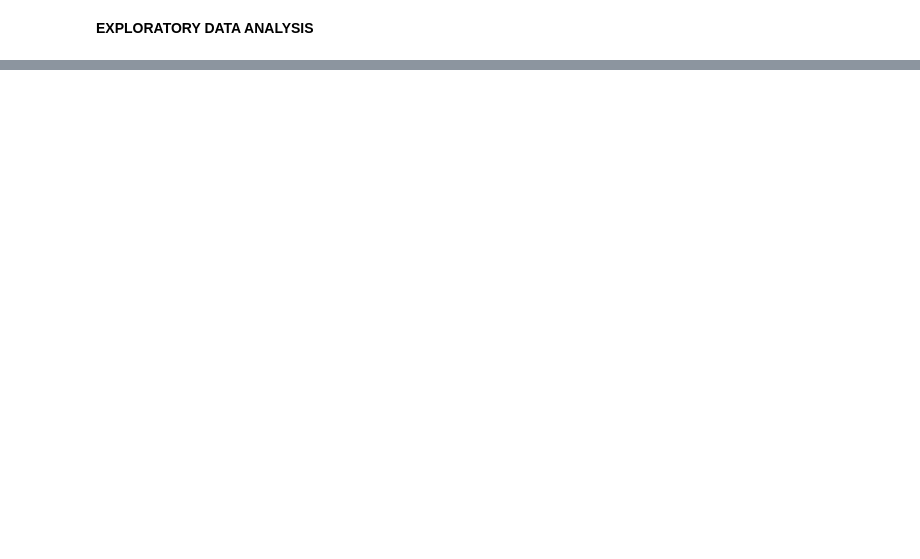
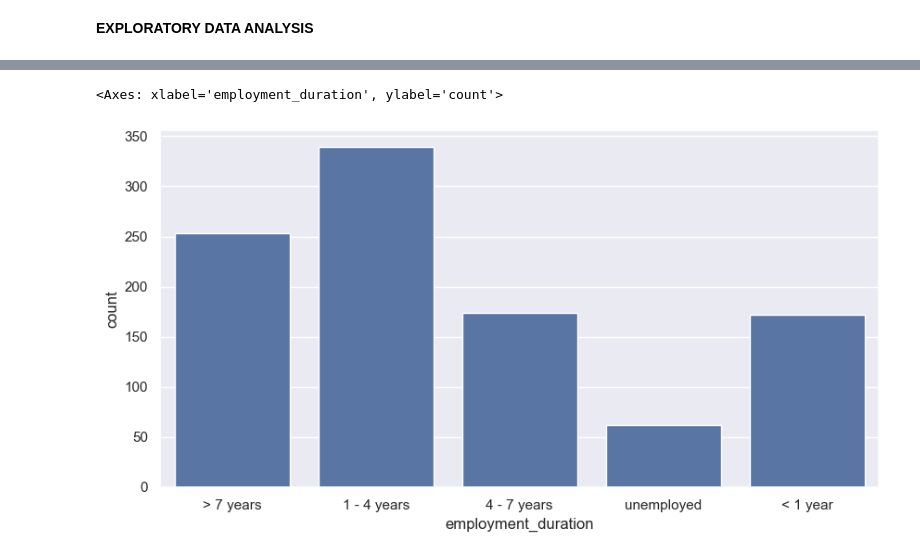
Before and after one commit to Prakharsingh-akgec/MLCOE-task2, a Jupyter notebook: Classification.ipynb, the cells around one changed output, grey strips where cells are left out. Cells and saved outputs as stored; diff of their text form; code cells hidden in the pictures; blank space fills up the shorter version.

```diff
--- a/Classification.ipynb
+++ b/Classification.ipynb
@@ -85,0 +171,4 @@ memory usage: 132.9+ KB
+# %%
+#Count plot
+sns.set(rc={'figure.figsize':(10,5)})
+sns.countplot(x='credit_history',data=df)
@@ -85,0 +178,6 @@ memory usage: 132.9+ KB
+# %%
+sns.set(rc={'figure.figsize':(10,5)})
+sns.countplot(x='employment_duration',data=df)
+# %% [output]
+<Axes: xlabel='employment_duration', ylabel='count'>
+[figure, added]
```
Also changed, not shown: parts of 14 cells of this notebook.
